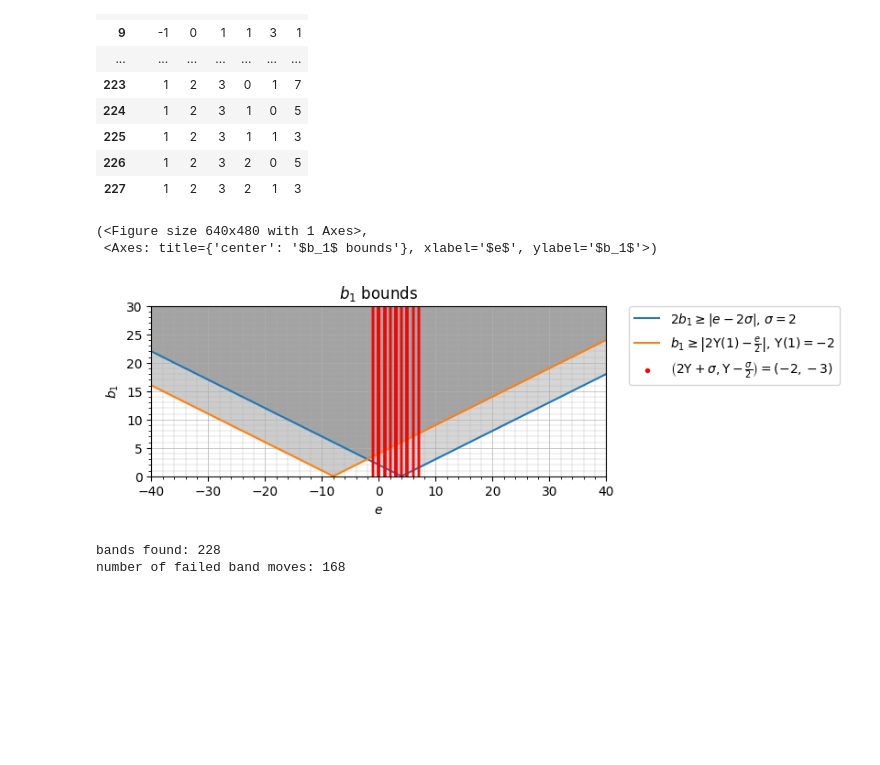
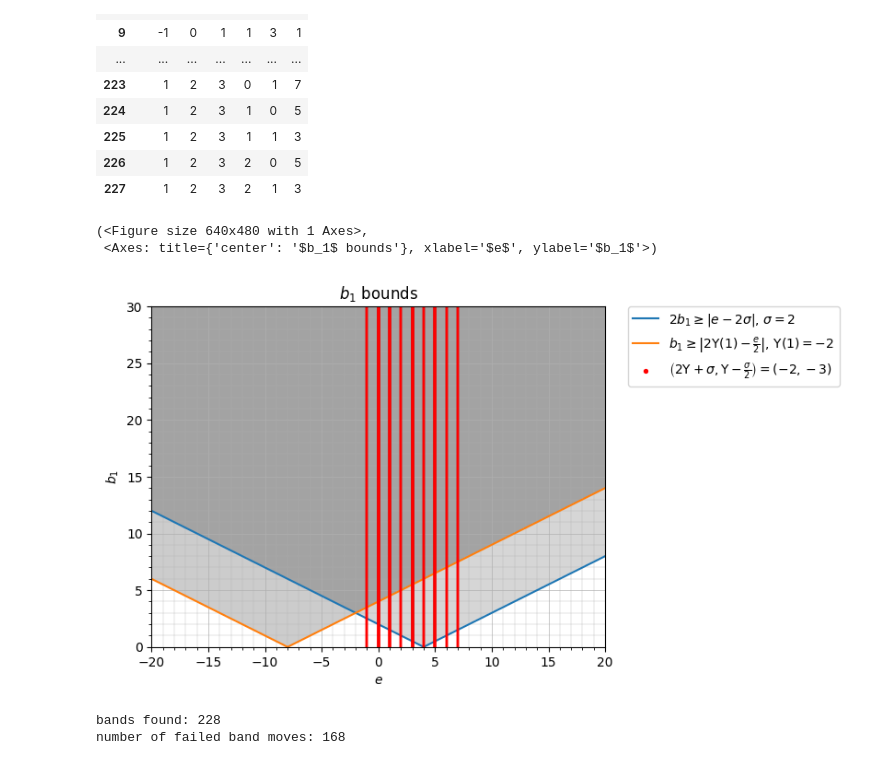
Before and after one commit to JulesGB/KnotGeography, a Jupyter notebook: band moves via dual graph.ipynb, the cells around one changed output. Saved outputs shown, nothing was run; the diff lists cells and outputs as text; code cells hidden in the pictures; blank space fills up the shorter version.

Commit message:
band plot customization

```diff
--- a/band moves via dual graph.ipynb
+++ b/band moves via dual graph.ipynb
@@ -86,10 +86,10 @@ def try_bands(knot : khovanov.Link):
     return pd.DataFrame(zip(twists, c0s, s0s, c1s, s1s, es),
                         columns=['twist', 'c0', 's0', 'c1', 's1', 'e'])
 # %%
-def plot_bands(Ksnappy, df):
+def plot_bands(Ksnappy, df, erange=(-40,40), brange=(0,30)):
     # use existing plotting code
     # plot df points
-    fig, ax = plot_bounds(Ksnappy)
+    fig, ax = plot_bounds(Ksnappy, erange=erange, brange=brange)
     ax.vlines(df['e'], -100, 100, colors='red')
     return fig, ax
 # %%
@@ -116,11 +116,11 @@ number of failed band moves: 168
 | 226 | 1 | 2 | 3 | 2 | 0 | 5 |
 | 227 | 1 | 2 | 3 | 2 | 1 | 3 |
 # %%
-plot_bands(K, bands_K)
+plot_bands(K, bands_K, erange=(-20,20))
 # %% [output]
 (<Figure size 640x480 with 1 Axes>,
  <Axes: title={'center': '$b_1$ bounds'}, xlabel='$e$', ylabel='$b_1$'>)
-[figure, old version]
+[figure, new version]
 # %%
 bands_mirror_K = try_bands(K_kh.mirror())
 bands_mirror_K
```
Also changed, not shown: parts of 2 cells of this notebook.
